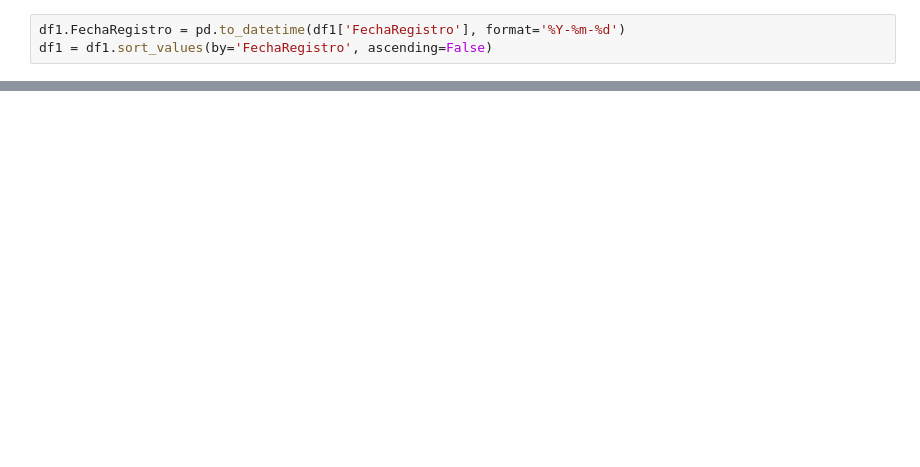
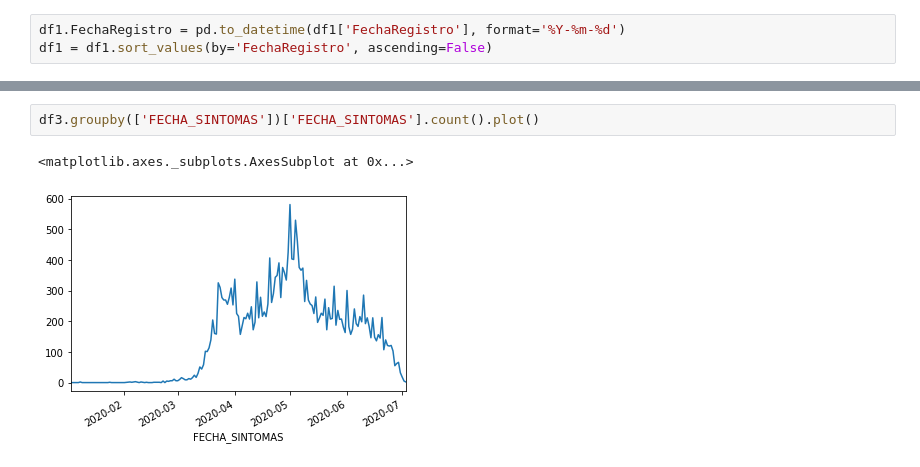
Before and after one commit to CarlosUrteaga/COVID19MX, a Jupyter notebook: notebook/Análisis.ipynb, the cells around one changed output, grey strips where cells are left out. Saved outputs shown, nothing was run; the diff lists cells and outputs as text; blank space fills up the shorter version.

```diff
--- a/notebook/Análisis.ipynb
+++ b/notebook/Análisis.ipynb
@@ -194,0 +393,5 @@ array(['2020-06-04', '2020-06-10', '2020-04-12', '2020-04-13',
+# %%
+df3.groupby(['FECHA_SINTOMAS'])['FECHA_SINTOMAS'].count().plot()
+# %% [output]
+<matplotlib.axes._subplots.AxesSubplot at 0x...>
+[figure, added]
```
Also changed, not shown: parts of 82 cells of this notebook, 6 other files.
